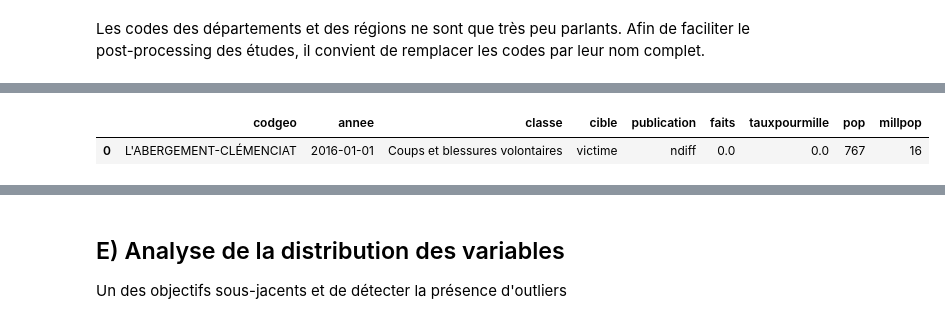
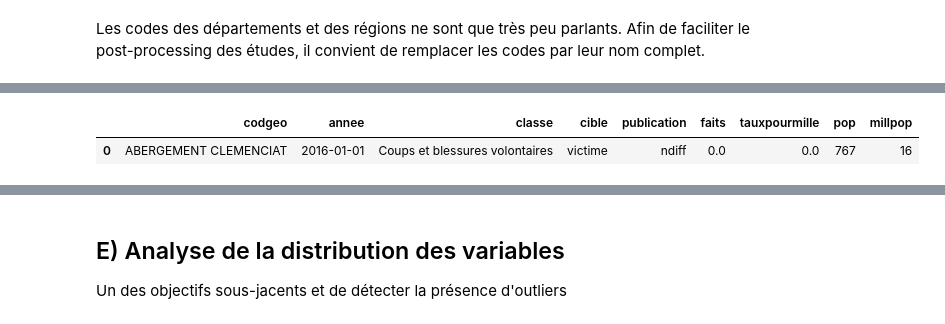
Before and after one commit to G-RELIQUET/Etude_Statistique_Delinquance, a Jupyter notebook: Etude.ipynb, the cells around one changed output, grey strips where cells are left out. Drawn from its saved outputs; the diff is of its cells as text; code cells hidden in the pictures.

```diff
--- a/Etude.ipynb
+++ b/Etude.ipynb
@@ -242,14 +242,14 @@ dep.head()
 | 4 | Homicides | 2016-01-01 | HAUTES ALPES | PROVENCE ALPES COTE D AZUR | victime | 16 | 0 | 141107 | 0,00000000000000e+00 |
 # %%
 ## DataFrame commune
-csv_cles_com=pd.read_csv('georef-france-commune.csv',sep = ';')
-dico_com=csv_cles_com.set_index('Code Officiel Commune')['Nom Officiel Commune Majuscule'].to_dict()
+csv_cles_com=pd.read_csv('v_commune_2024.csv')
+dico_com=csv_cles_com.set_index('COM')['NCC'].to_dict()
 commune['codgeo']=commune['codgeo'].map(dico_com)
 
 commune.head(1)
 # %% [output]
 |  | codgeo | annee | classe | cible | publication | faits | tauxpourmille | pop | millpop |
-| 0 | L'ABERGEMENT-CLÉMENCIAT | 2016-01-01 | Coups et blessures volontaires | victime | ndiff | 0.0 | 0.0 | 767 | 16 |
+| 0 | ABERGEMENT CLEMENCIAT | 2016-01-01 | Coups et blessures volontaires | victime | ndiff | 0.0 | 0.0 | 767 | 16 |
 # %%
 #Il convient de vérifier que les étapes précédentes n'ont pas généré de NaN
 print('Il y a',dep.isna().any(axis = 0).sum(),'colonnes contenant des valeurs manquantes dans le df departements')
```
Also changed, not shown: parts of 2 cells of this notebook.
